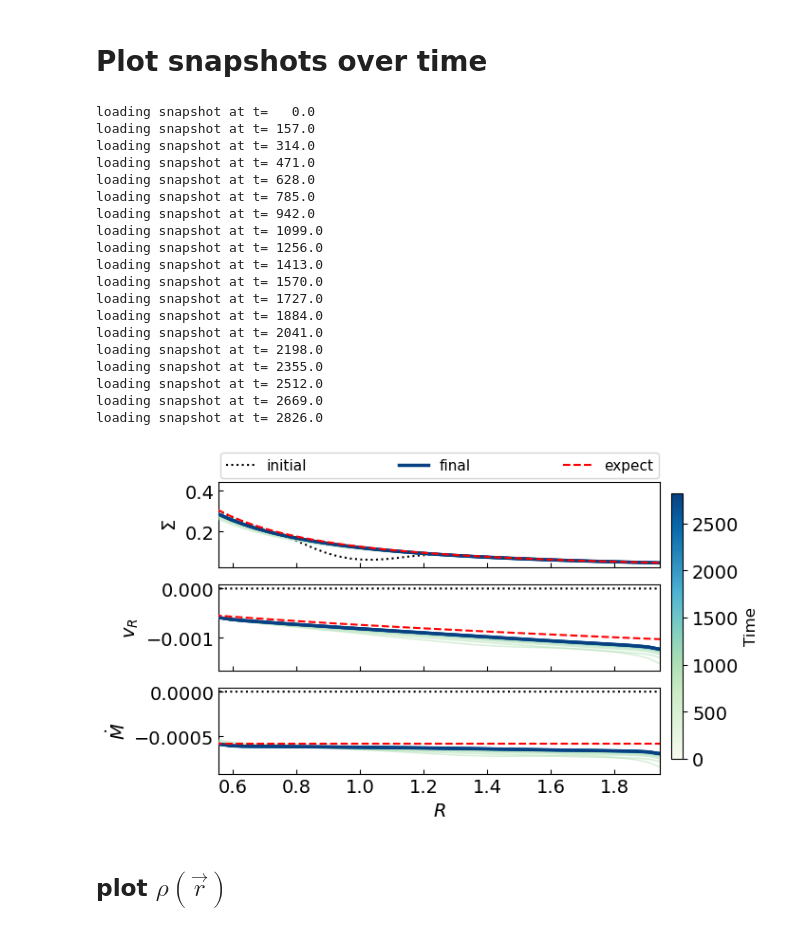
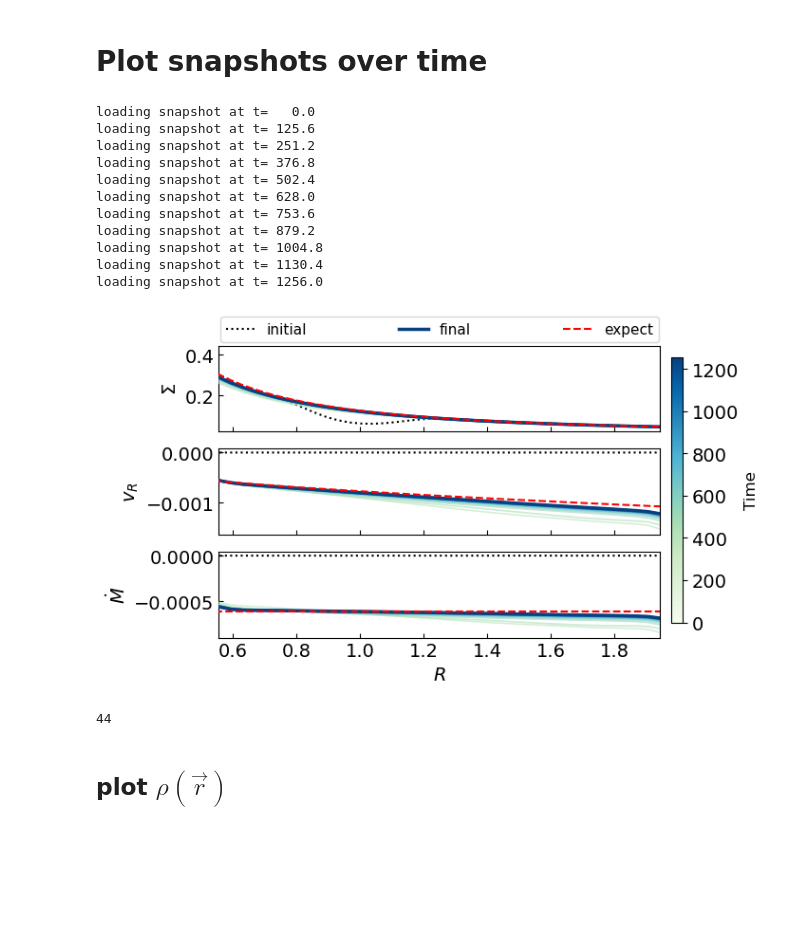
Before and after one commit to Jupiter1994/athena-warps, a Jupyter notebook: warped-disks/jiarus_diagnosis_3d.ipynb, the cells around one changed output. Drawn from its saved outputs; the diff is of its cells as text; code cells hidden in the pictures; blank space fills up the shorter version.

```diff
--- a/warped-disks/jiarus_diagnosis_3d.ipynb
+++ b/warped-disks/jiarus_diagnosis_3d.ipynb
@@ -13,14 +13,14 @@ import athena_read
 import glob
 # %%
 ## Snapshots registration
-path = '/scratch/phn2956/disk-sph15/'
+path = '/scratch/phn2956/disk-sph17/'
 #path = '/scratch/phn2956/disk-tilted3/'
 snapshot_list = sorted(glob.glob(path+'disk.out1.*.athdf'))
 # %% [markdown]
 # Plot snapshots over time
 # %%
 ## Plot density, v_r, and Mdot
-snapshot_plot = snapshot_list[0:101:5]
+snapshot_plot = snapshot_list[0:42:4]
 
 norm   = mcolors.PowerNorm(gamma=1.5, vmin=0, vmax=len(snapshot_plot)-1)
 colors = [GnBu(0.3 + 0.7 * norm(i)) for i in range(len(snapshot_plot))]
@@ -97,50 +97,46 @@ axs[1].plot(rad_app,vR_sol,c='r',lw=1.5,ls='--',zorder=zorder+200)
 axs[2].plot(rad_app,Mdot_sol,c='r',lw=1.5,ls='--',zorder=zorder+200)
 axs[0].plot([],[],c='r',lw=1.5,ls='--',zorder=zorder+200,label='expect')
 
 #### labels
 axs[0].set_ylabel(r'$\Sigma$')
 axs[1].set_ylabel(r'$v_{R}$')
 axs[2].set_ylabel(r'$\dot{M}$')
 axs[-1].set_xlabel(r'$R$')
 axs[-1].set_xlim(rad_app[[3,-4]])
 
 axs[0].legend(
     fontsize=11,
     loc='lower left',
     bbox_to_anchor=(0., 1.02, 1., .102),
     ncol=3,
     mode="expand",
     borderaxespad=0.1
 )
 
 
 for ax in axs.flatten():
     ax.tick_params(which='both',direction='in')
 
 save_fig = True
 if save_fig:
     plt.savefig("Figs/snapshots.png", bbox_inches='tight')
 # %% [output]
 loading snapshot at t=   0.0
-loading snapshot at t= 157.0
-loading snapshot at t= 314.0
-loading snapshot at t= 471.0
+loading snapshot at t= 125.6
+loading snapshot at t= 251.2
+loading snapshot at t= 376.8
+loading snapshot at t= 502.4
 loading snapshot at t= 628.0
-loading snapshot at t= 785.0
-loading snapshot at t= 942.0
-loading snapshot at t= 1099.0
+loading snapshot at t= 753.6
+loading snapshot at t= 879.2
+loading snapshot at t= 1004.8
+loading snapshot at t= 1130.4
 loading snapshot at t= 1256.0
-loading snapshot at t= 1413.0
-loading snapshot at t= 1570.0
-loading snapshot at t= 1727.0
-loading snapshot at t= 1884.0
-loading snapshot at t= 2041.0
-loading snapshot at t= 2198.0
-loading snapshot at t= 2355.0
-loading snapshot at t= 2512.0
-loading snapshot at t= 2669.0
-loading snapshot at t= 2826.0
-[figure, old version]
+[figure, new version]
+# %%
+len(theta_app)
+# %% [output]
+44
 # %% [markdown]
 ## plot $\rho(\vec{r})$
 # %%
```
Also changed, not shown: parts of 1 cell of this notebook, 2 other files.
